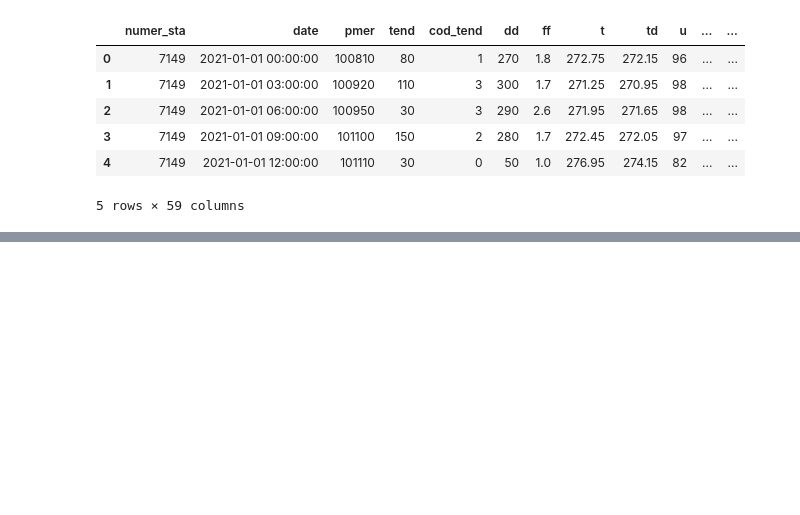
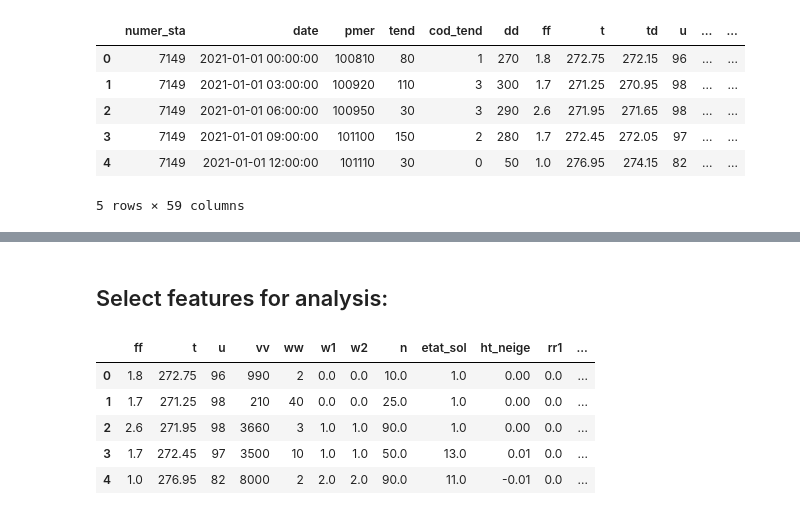
Before and after one commit to rafafvs/python_project, a Jupyter notebook: EDA_external_data.ipynb, the cells around one changed output, grey strips where cells are left out. Saved outputs shown, nothing was run; the diff lists cells and outputs as text; code cells hidden in the pictures; blank space fills up the shorter version.

```diff
--- a/EDA_external_data.ipynb
+++ b/EDA_external_data.ipynb
@@ -166,0 +81,2 @@ Index(['ID_OMM_station', 'date', 'Pression_au_niveau_mer',
+# %% [markdown]
+## Select features for analysis:
@@ -166,0 +107,11 @@ Index(['ID_OMM_station', 'date', 'Pression_au_niveau_mer',
+# %%
+# Selecting the numerical columns with the np.number type
+df_numerical = external_data[selected_weather_features].select_dtypes(include=np.number)
+df_numerical.head()
+# %% [output]
+|  | ff | t | u | vv | ww | w1 | w2 | n | etat_sol | ht_neige | rr1 | ... |
+| 0 | 1.8 | 272.75 | 96 | 990 | 2 | 0.0 | 0.0 | 10.0 | 1.0 | 0.00 | 0.0 | ... |
+| 1 | 1.7 | 271.25 | 98 | 210 | 40 | 0.0 | 0.0 | 25.0 | 1.0 | 0.00 | 0.0 | ... |
+| 2 | 2.6 | 271.95 | 98 | 3660 | 3 | 1.0 | 1.0 | 90.0 | 1.0 | 0.00 | 0.0 | ... |
+| 3 | 1.7 | 272.45 | 97 | 3500 | 10 | 1.0 | 1.0 | 50.0 | 13.0 | 0.01 | 0.0 | ... |
+| 4 | 1.0 | 276.95 | 82 | 8000 | 2 | 2.0 | 2.0 | 90.0 | 11.0 | -0.01 | 0.0 | ... |
```
Also changed, not shown: parts of 8 cells of this notebook, 1 other file.
